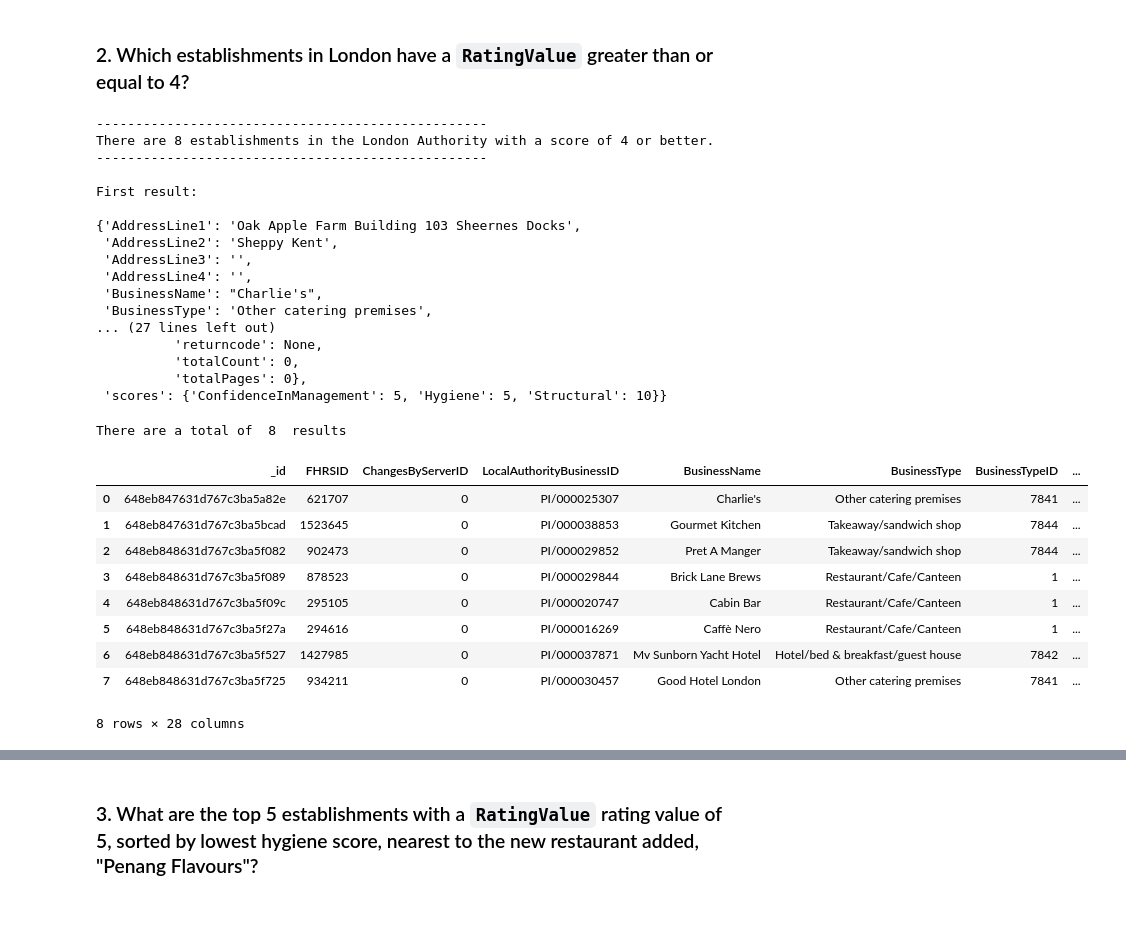
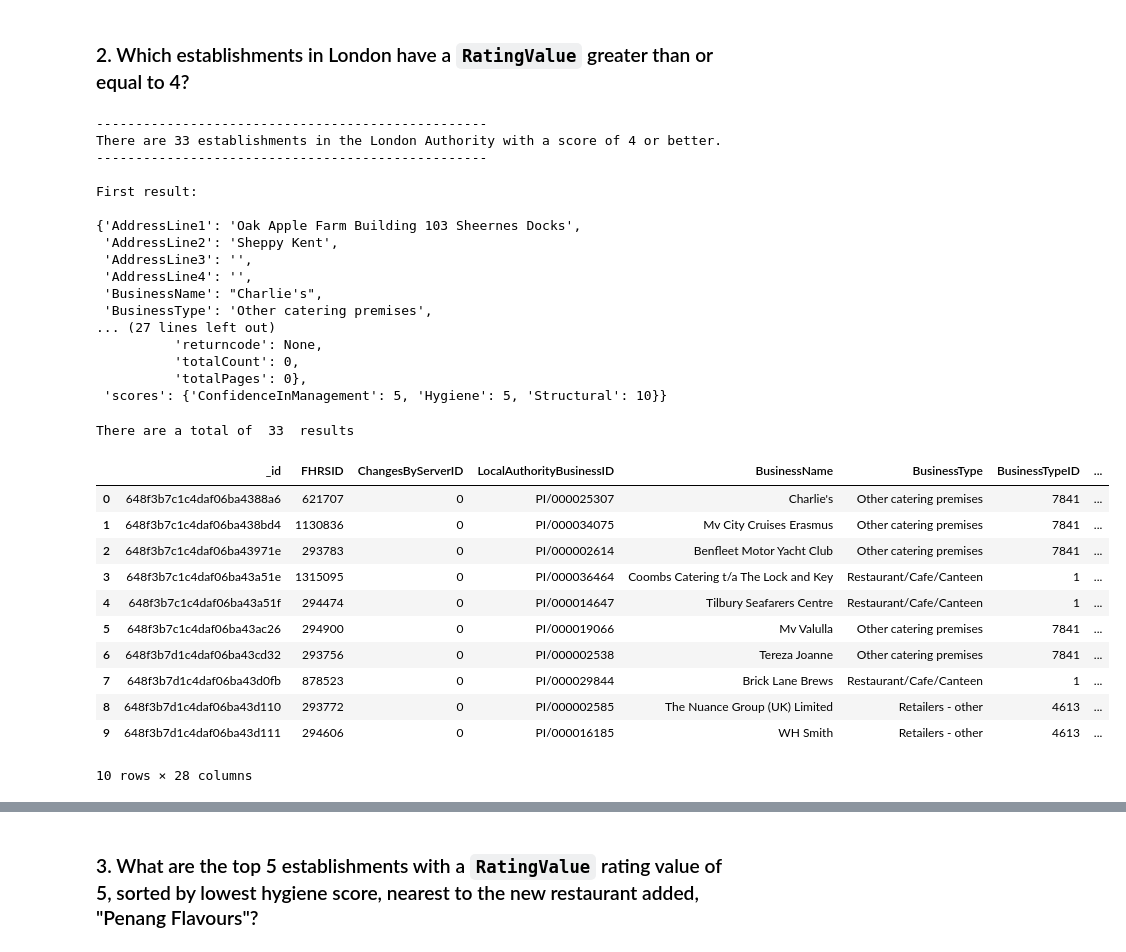
Before and after one commit to mnaffziger/nosql-challenge, a Jupyter notebook: NoSQL_analysis.ipynb, the cells around one changed output, grey strips where cells are left out. Cells and saved outputs as stored; diff of their text form; code cells hidden in the pictures; blank space fills up the shorter version.

```diff
--- a/src/NoSQL_analysis_starter.ipynb
+++ b/NoSQL_analysis.ipynb
@@ -117,27 +117,28 @@ There are a total of  41  results
 ### 2. Which establishments in London have a `RatingValue` greater than or equal to 4?
 # %%
 # Find the establishments with London as the Local Authority and has a RatingValue greater than or equal to 4.
-hygiene_score_query = 4
-query = {'scores.Hygiene': {'$gte':hygiene_score_query},
-         'LocalAuthorityName' : {'$regex': 'London'}
+rating_value_query = 4
+query = {
+         'LocalAuthorityName' : {'$regex': 'London'},
+         'RatingValue': {'$gte':rating_value_query}
          }
 
 # Use count_documents to display the number of documents in the result
-hygiene_count = establishments.count_documents(query)
+rating_count = establishments.count_documents(query)
 print('--------------------------------------------------')
-print(f"There are {hygiene_count} establishments in the London Authority with a score of {hygiene_score_query} or better.")
+print(f"There are {rating_count} establishments in the London Authority with a score of {rating_value_query} or better.")
 print('--------------------------------------------------')
 print()
 
 # Display the first document in the results using pprint
+rating_result = establishments.find(query)
 
 print("First result:")
 print()
-hygiene_results = establishments.find(query)
-pprint(hygiene_results[0])
+pprint(rating_result[0])
 # %% [output]
 --------------------------------------------------
-There are 8 establishments in the London Authority with a score of 4 or better.
+There are 33 establishments in the London Authority with a score of 4 or better.
 --------------------------------------------------
 
 First result:
@@ -155,22 +156,24 @@ First result:
  'scores': {'ConfidenceInManagement': 5, 'Hygiene': 5, 'Structural': 10}}
 # %%
 # Convert the result to a Pandas DataFrame
-hygiene_result_df = pd.DataFrame(hygiene_results)
+rating_result_df = pd.DataFrame(rating_result)
 
 # Display the number of rows in the DataFrame
-print("There are a total of ",len(hygiene_result_df)," results")
+print("There are a total of ",len(rating_result_df)," results")
 
 # Display the first 10 rows of the DataFrame
-hygiene_result_df.head(10)
+rating_result_df.head(10)
 # %% [output]
-There are a total of  8  results
+There are a total of  33  results
 |  | _id | FHRSID | ChangesByServerID | LocalAuthorityBusinessID | BusinessName | BusinessType | BusinessTypeID | ... |
-| 0 | 648eb847631d767c3ba5a82e | 621707 | 0 | PI/000025307 | Charlie's | Other catering premises | 7841 | ... |
-| 1 | 648eb847631d767c3ba5bcad | 1523645 | 0 | PI/000038853 | Gourmet Kitchen | Takeaway/sandwich shop | 7844 | ... |
-| 2 | 648eb848631d767c3ba5f082 | 902473 | 0 | PI/000029852 | Pret A Manger | Takeaway/sandwich shop | 7844 | ... |
-| 3 | 648eb848631d767c3ba5f089 | 878523 | 0 | PI/000029844 | Brick Lane Brews | Restaurant/Cafe/Canteen | 1 | ... |
-| 4 | 648eb848631d767c3ba5f09c | 295105 | 0 | PI/000020747 | Cabin Bar | Restaurant/Cafe/Canteen | 1 | ... |
-| 5 | 648eb848631d767c3ba5f27a | 294616 | 0 | PI/000016269 | Caffè Nero | Restaurant/Cafe/Canteen | 1 | ... |
-| 6 | 648eb848631d767c3ba5f527 | 1427985 | 0 | PI/000037871 | Mv Sunborn Yacht Hotel | Hotel/bed & breakfast/guest house | 7842 | ... |
-| 7 | 648eb848631d767c3ba5f725 | 934211 | 0 | PI/000030457 | Good Hotel London | Other catering premises | 7841 | ... |
+| 0 | 648f3b7c1c4daf06ba4388a6 | 621707 | 0 | PI/000025307 | Charlie's | Other catering premises | 7841 | ... |
+| 1 | 648f3b7c1c4daf06ba438bd4 | 1130836 | 0 | PI/000034075 | Mv City Cruises Erasmus | Other catering premises | 7841 | ... |
+| 2 | 648f3b7c1c4daf06ba43971e | 293783 | 0 | PI/000002614 | Benfleet Motor Yacht Club | Other catering premises | 7841 | ... |
+| 3 | 648f3b7c1c4daf06ba43a51e | 1315095 | 0 | PI/000036464 | Coombs Catering t/a The Lock and Key | Restaurant/Cafe/Canteen | 1 | ... |
+| 4 | 648f3b7c1c4daf06ba43a51f | 294474 | 0 | PI/000014647 | Tilbury Seafarers Centre | Restaurant/Cafe/Canteen | 1 | ... |
+| 5 | 648f3b7c1c4daf06ba43ac26 | 294900 | 0 | PI/000019066 | Mv Valulla | Other catering premises | 7841 | ... |
+| 6 | 648f3b7d1c4daf06ba43cd32 | 293756 | 0 | PI/000002538 | Tereza Joanne | Other catering premises | 7841 | ... |
+| 7 | 648f3b7d1c4daf06ba43d0fb | 878523 | 0 | PI/000029844 | Brick Lane Brews | Restaurant/Cafe/Canteen | 1 | ... |
+| 8 | 648f3b7d1c4daf06ba43d110 | 293772 | 0 | PI/000002585 | The Nuance Group (UK) Limited | Retailers - other | 4613 | ... |
+| 9 | 648f3b7d1c4daf06ba43d111 | 294606 | 0 | PI/000016185 | WH Smith | Retailers - other | 4613 | ... |
-8 rows × 28 columns
+10 rows × 28 columns
```
Also changed, not shown: parts of 5 cells of this notebook, 1 other file.
